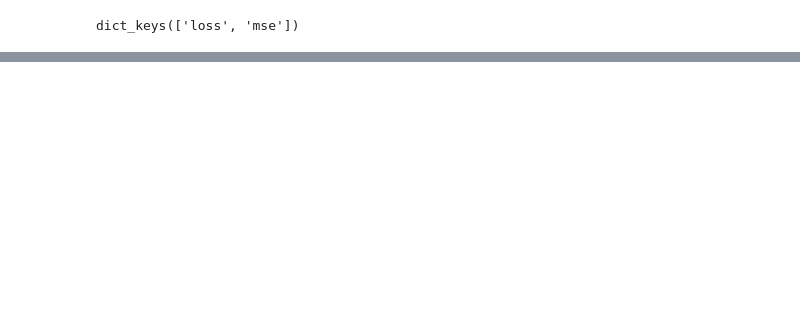
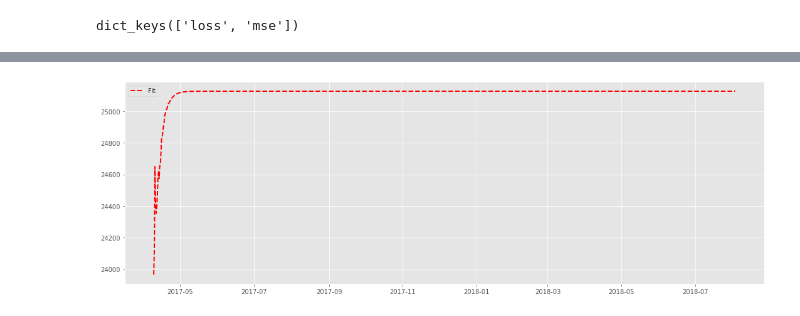
Before and after one commit to rafalopes74/EnergyConsumptionAI, a Jupyter notebook: EnergyConsumption.ipynb, the cells around one changed output, grey strips where cells are left out. Saved outputs shown, nothing was run; the diff lists cells and outputs as text; code cells hidden in the pictures; blank space fills up the shorter version.

```diff
--- a/EnergyConsumption.ipynb
+++ b/EnergyConsumption.ipynb
@@ -324,0 +294,11 @@ plt.show()
+# %%
+plt.figure(figsize = (15, 5))
+#plt.plot(test, c='b',linewidth=0.5, linestyle="-",label="Data")
+plt.plot(y[len(train):], c='r',linewidth=2, linestyle="--",label="Fit")
+
+
+plt.legend()
+plt.tight_layout()
+plt.show()
+# %% [output]
+[figure, added]
```
Also changed, not shown: parts of 17 cells of this notebook.
